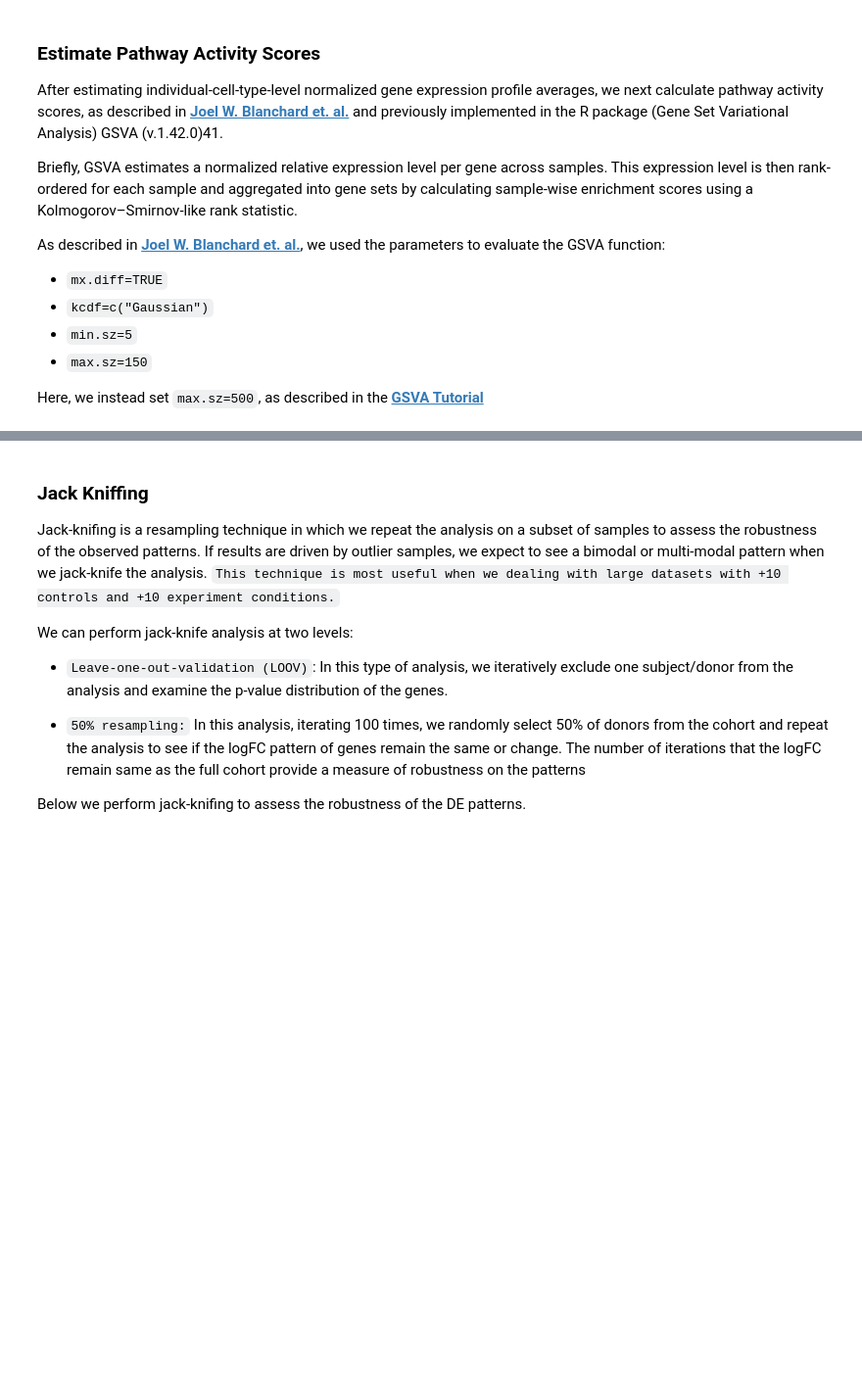
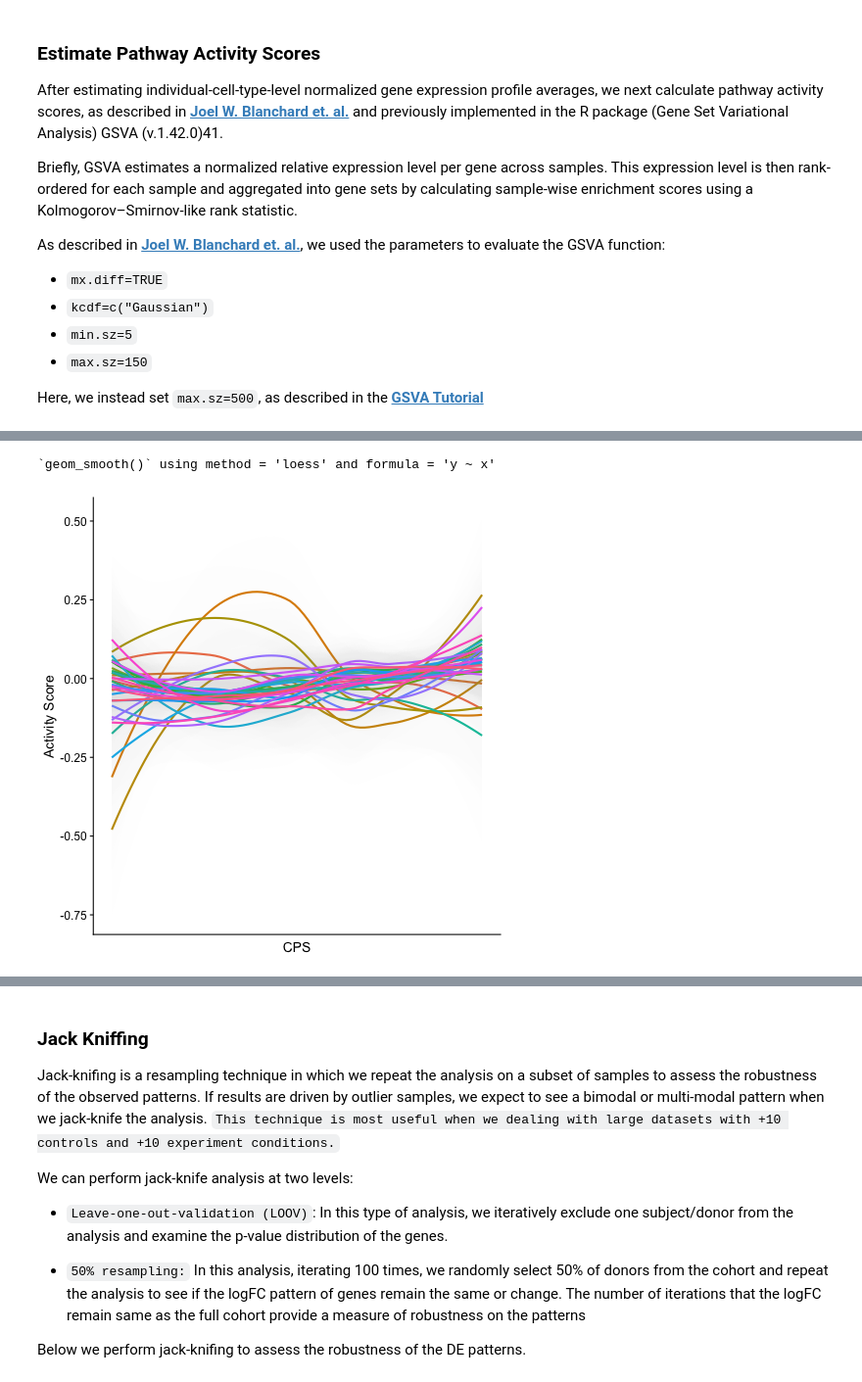
Before and after one commit to TemiLeke/cell_cell_communication, a Jupyter notebook: scripts/pathway_analysis.ipynb, the cells around one changed output, grey strips where cells are left out. Shown: that part at 98% size. Drawn from its saved outputs; the diff is of its cells as text; code cells hidden in the pictures; blank space fills up the shorter version.

```diff
--- a/scripts/pathway_analysis.ipynb
+++ b/scripts/pathway_analysis.ipynb
@@ -321,7 +377,7 @@ min_total_count = 15    #    Minimum total count required per gene across all sa
 large_n = 1             #    Number of samples per group that is considered to be "large".
 min_prop = 1            #    Minimum proportion of samples in the smallest group that express the gene.
 
-if count_agg_strategy == 'bulk':
+if count_agg_strategy == 'standardbulk':
 
     pdata = dc.get_pseudobulk(
         adata_annot,
@@ -334,14 +390,12 @@ if count_agg_strategy == 'bulk':
     )
 
     # Sample-cell-type QC visualization
-
     dc.plot_psbulk_samples(pdata,
                            groupby=[subject_id, cell_type_column],
                            figsize=(12, 6))
 
     summed_counts_per_celltype = {}
     expressed_genes_per_celltype = {}
-
 
     fig, axs = plt.subplots(ncols=5, nrows=len(pdata.obs[cell_type_column].unique())//5+1, figsize=(14, 8))
     axs = axs.flatten()
@@ -630,7 +812,9 @@ Filter genes and perform log normalization
 # %%
 %%R
 
-if (count_agg_strategy != 'bulk') {
+conflicts_prefer(base::intersect)
+
+if (count_agg_strategy != 'standardbulk') {
     expressed_genes_per_celltype = list()
     for (cell_type in names(summed_counts_per_celltype)) {
 
@@ -638,9 +822,11 @@ if (count_agg_strategy != 'bulk') {
         res <- tryCatch(
         {
             .sconline.FilterGenesByExpr(summed_counts_per_celltype[[cell_type]],
+                                        raw_sce = adata_annot[, colData(adata_annot)[, cell_type_column] == cell_type],
+                                        threshold = gene_celltype_threshold,
                                         TMMnorm = TRUE,
                                         quantile.norm = FALSE,
-                                        prior.count = 0.5)
+                                        prior.count = 0.25)
         },
         error = function(e) {
             cat(cell_type, ": An error occurred", conditionMessage(e), "\n")
@@ -648,17 +834,20 @@ if (count_agg_strategy != 'bulk') {
         })
 
         if (!is.null(res)){
+
             # Subset the counts data to include only selected genes
             summed_counts_per_celltype[[cell_type]] <- summed_counts_per_celltype[[cell_type]][rownames(res$E), ]
             expressed_genes_per_celltype[[cell_type]] <- as.vector(rownames(res$E))
+
             # Update logcounts assay with the filtered expression values
             assays(summed_counts_per_celltype[[cell_type]])[["logcounts"]] <- res$E
+
         }else{
             summed_counts_per_celltype[[cell_type]] <- NULL
             expressed_genes_per_celltype[[cell_type]] <- NULL
         }
     }
-} else if (count_agg_strategy == 'bulk'){
+} else if (count_agg_strategy == 'standardbulk'){
 
     for (cell_type in names(summed_counts_per_celltype)) {
 
@@ -669,7 +858,7 @@ if (count_agg_strategy != 'bulk') {
 
         # Create logCPM object for log-transformed expression values
         logCPM <- new("EList")
-        logCPM$E <- edgeR::cpm(dge, normalized.lib.sizes = TMMnorm, log = TRUE, prior.count = 0.5)
+        logCPM$E <- edgeR::cpm(dge, normalized.lib.sizes = TMMnorm, log = TRUE, prior.count = 0.25)
 
         assays(summed_counts_per_celltype[[cell_type]])[["logcounts"]]  <- logCPM$E
 
@@ -983,0 +1267,27 @@ for(i in names(new_scores)){
+# %%
+%%R -o long_df
+
+long_df <- merged_df %>%
+  pivot_longer(cols = -ContinuousPseudoprogressionScore,
+               names_to = "pathways",
+               values_to = "activity.score")
+# %%
+%%R
+
+p1 <- ggplot(long_df, aes(x = .data[[factor]], y = activity.score, color=pathways)) +
+  #geom_point() +
+  geom_smooth(alpha = 0.01,) +
+  #scale_color_manual(values=mod_colors)+
+  xlab('CPS') +
+  ylab('Activity Score') +
+  theme(
+    axis.ticks.x = element_blank(),
+    axis.text.x = element_blank()
+  ) +
+  NoLegend()
+
+
+p1
+# %% [output]
+`geom_smooth()` using method = 'loess' and formula = 'y ~ x'
+[figure, added]
```
Also changed, not shown: parts of 43 cells of this notebook, 7 other files.
